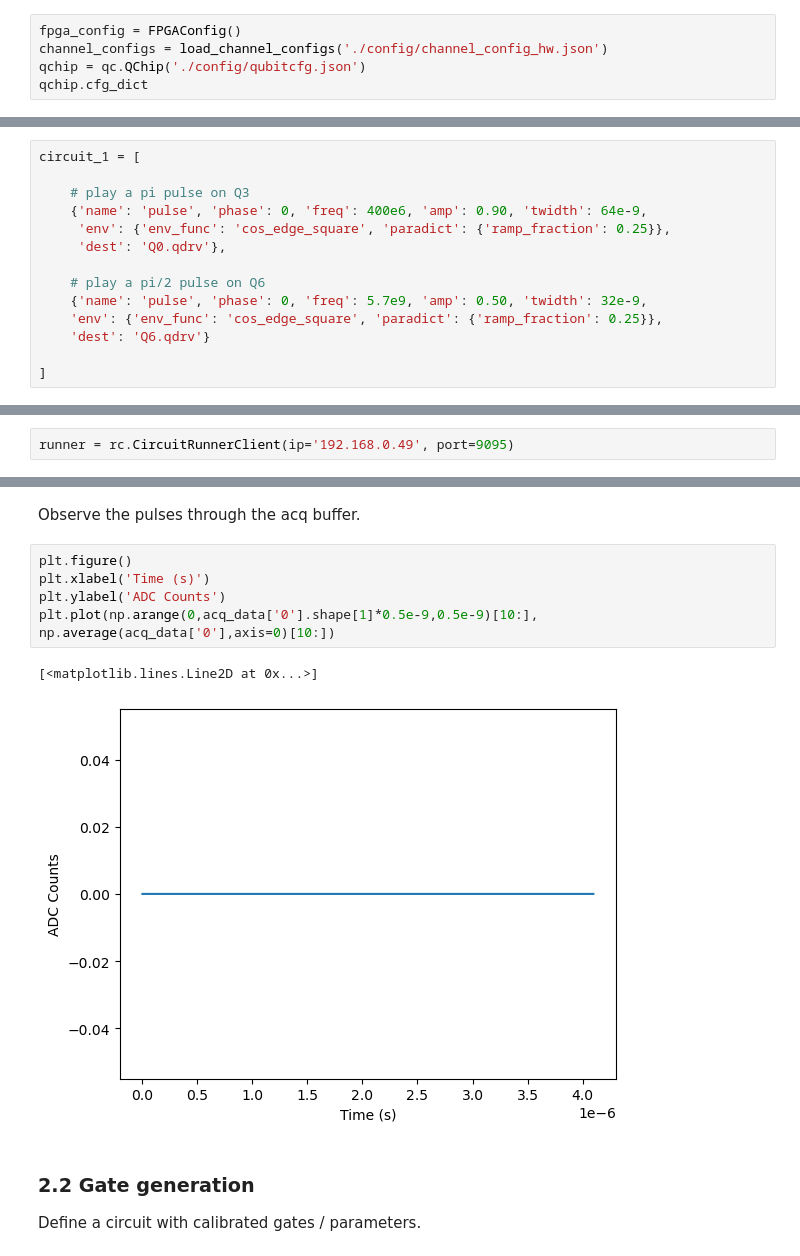
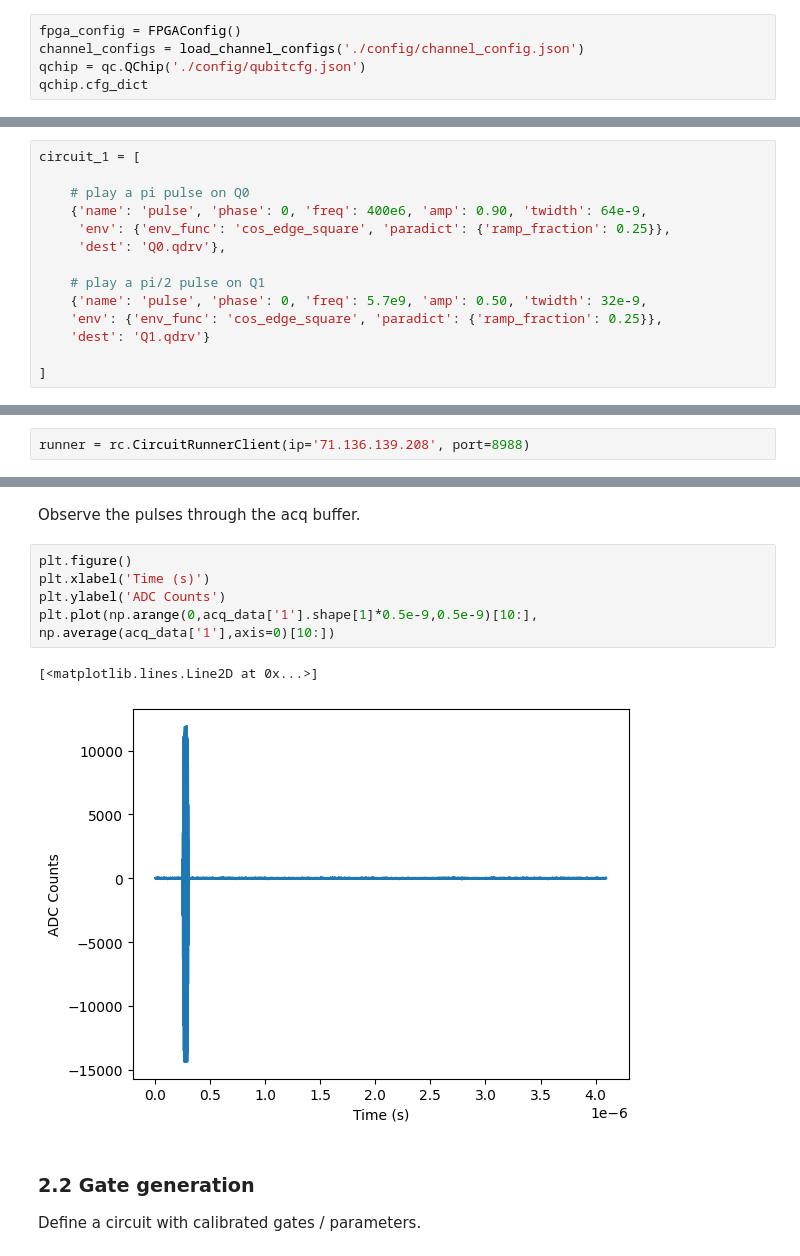
Before and after one commit to ghuangatlbl/qubictutorial, a Jupyter notebook: Part2-HardwareDemo.ipynb, the cells around one changed output, grey strips where cells are left out. Saved outputs shown, nothing was run; the diff lists cells and outputs as text.

```diff
--- a/Part2-HardwareDemo.ipynb
+++ b/Part2-HardwareDemo.ipynb
@@ -37,7 +64,7 @@ b. Channel configs: gateware channel mapping + configuration, see [Understanding
 c. QChip object: contains calibrated gates + readout
 # %%
 fpga_config = FPGAConfig()
-channel_configs = load_channel_configs('./config/channel_config_hw.json')
+channel_configs = load_channel_configs('./config/channel_config.json')
 qchip = qc.QChip('./config/qubitcfg.json')
 qchip.cfg_dict
 # %% [output]
@@ -63,15 +92,15 @@ Define a circuit at the pulse-level. For details on the QubiC circuit format and
 # %%
 circuit_1 = [
 
-    # play a pi pulse on Q3
+    # play a pi pulse on Q0
     {'name': 'pulse', 'phase': 0, 'freq': 400e6, 'amp': 0.90, 'twidth': 64e-9,
      'env': {'env_func': 'cos_edge_square', 'paradict': {'ramp_fraction': 0.25}},
      'dest': 'Q0.qdrv'},
 
-    # play a pi/2 pulse on Q6
+    # play a pi/2 pulse on Q1
     {'name': 'pulse', 'phase': 0, 'freq': 5.7e9, 'amp': 0.50, 'twidth': 32e-9,
     'env': {'env_func': 'cos_edge_square', 'paradict': {'ramp_fraction': 0.25}},
-    'dest': 'Q6.qdrv'}
+    'dest': 'Q1.qdrv'}
 
 ]
 # %% [markdown]
@@ -113,7 +142,7 @@ Now that we have defined our circuit and compiled it to machine code, we can sub
 
 Instantiate the runner client.
 # %%
-runner = rc.CircuitRunnerClient(ip='192.168.0.49', port=9095)
+runner = rc.CircuitRunnerClient(ip='71.136.139.208', port=8988)
 # %% [markdown]
 Submit the circuit to the server, and collect 1 shot. The runner will run the currently loaded program (or a batch of circuits) and acquire the results from acq buf or acc buf.
 # %%
@@ -123,11 +152,11 @@ Observe the pulses through the acq buffer.
 # %%
 plt.figure()
 plt.xlabel('Time (s)')
 plt.ylabel('ADC Counts')
-plt.plot(np.arange(0,acq_data['0'].shape[1]*0.5e-9,0.5e-9)[10:], np.average(acq_data['0'],axis=0)[10:])
+plt.plot(np.arange(0,acq_data['1'].shape[1]*0.5e-9,0.5e-9)[10:], np.average(acq_data['1'],axis=0)[10:])
 # %% [output]
 [<matplotlib.lines.Line2D at 0x...>]
-[figure, old version]
+[figure, new version]
 # %% [markdown]
 ### 2.2 Gate generation
 Define a circuit with calibrated gates / parameters.
```
Also changed, not shown: parts of 31 cells of this notebook, 5 other files.
